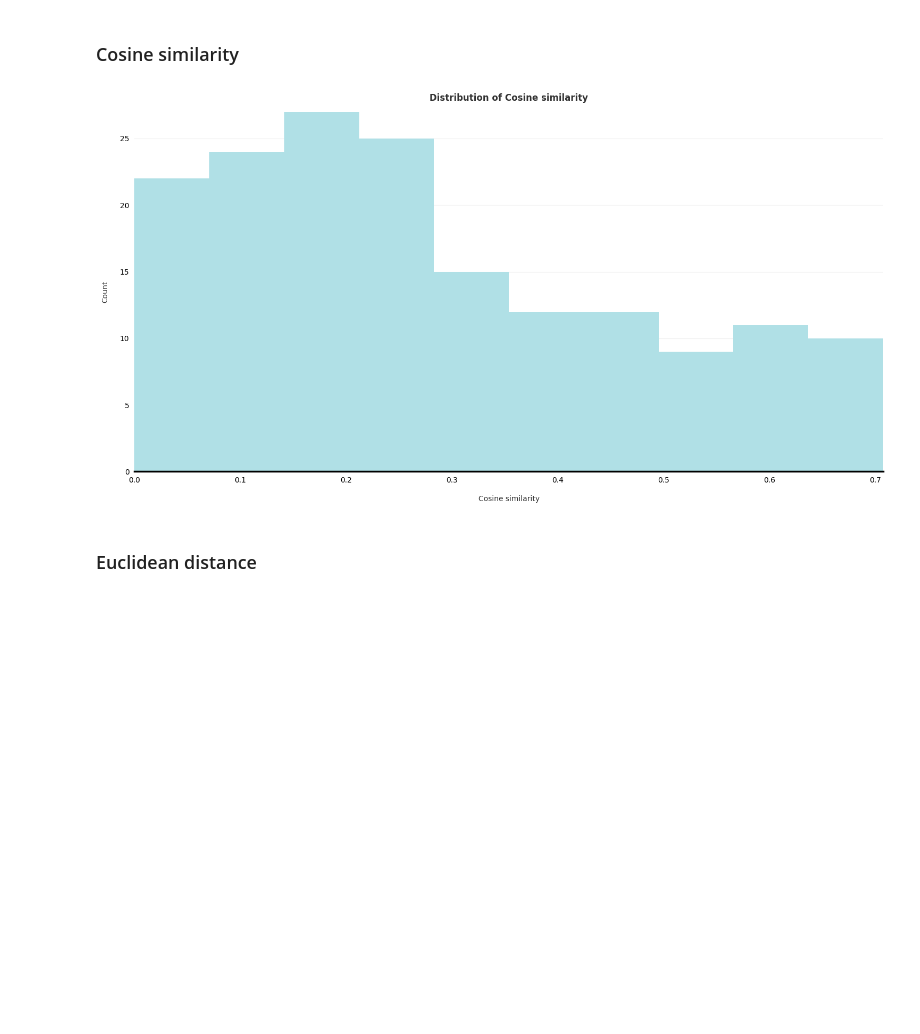
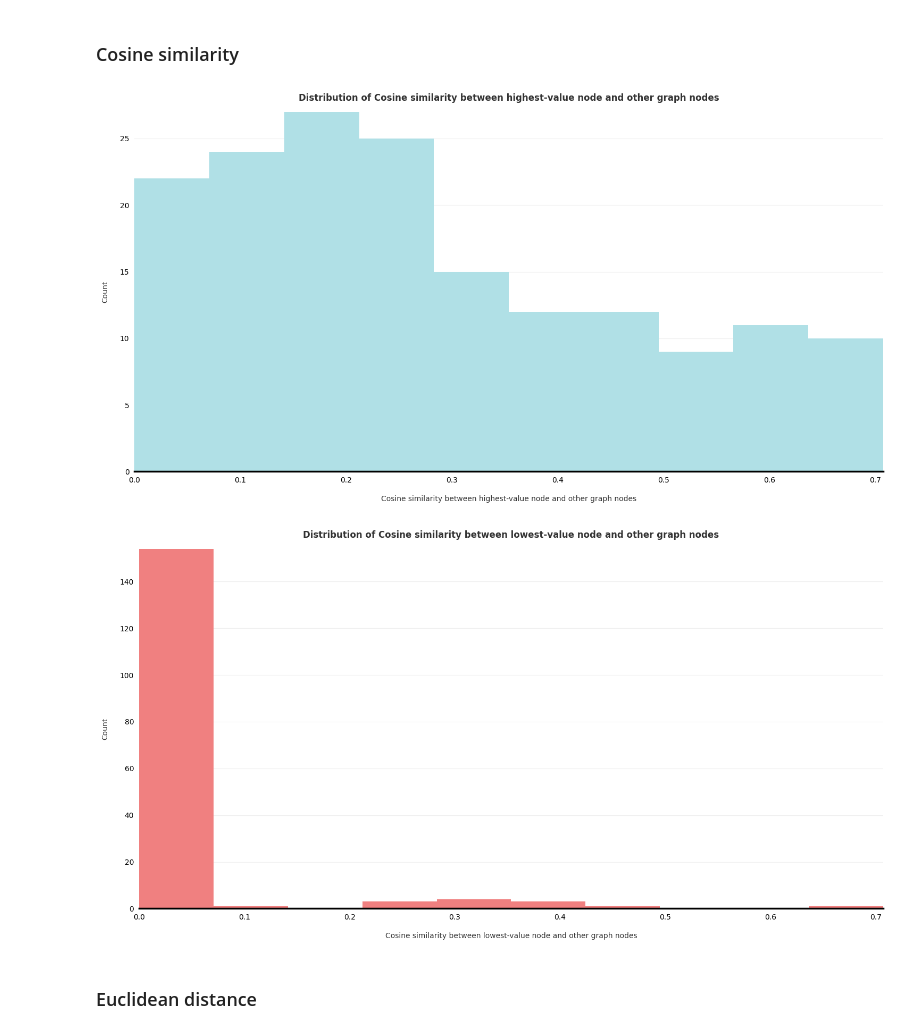
Before and after one commit to Michael-Mbajwa/Complex-Networks, a Jupyter notebook: Assignment4_MichaelMbajwa/Assignment4_Michael_Mbajwa.ipynb, the cells around one changed output. Saved outputs shown, nothing was run; the diff lists cells and outputs as text; code cells hidden in the pictures; blank space fills up the shorter version.

```diff
--- a/Assignment4_MichaelMbajwa/Assignment4_Michael_Mbajwa.ipynb
+++ b/Assignment4_MichaelMbajwa/Assignment4_Michael_Mbajwa.ipynb
@@ -177,10 +177,12 @@ def plot_distribution(values, id, col):
     return
 # %%
 # Node with the maximum betweenness closeness
-node_i = max_BC[1]
+node_i_max = max_BC[1]
+node_i_min = min_BC[1]
 
 # Combination of the above node with the rest of the nodes in the Facebook Network
-node_pairs = [(node_i, j) for j in list(graphFacebook.nodes) if node_i != j]
+node_pairs_max = [(node_i_max, j) for j in list(graphFacebook.nodes) if node_i_max != j]
+node_pairs_min = [(node_i_min, j) for j in list(graphFacebook.nodes) if node_i_min != j]
 # %% [markdown]
 ### Jaccard coefficient
 # %%
@@ -225,12 +234,19 @@ def cosine_similarity(node_pairs):
         yield node_i, node_j, cos_sim
 # %%
 # Calculate cosine similarity
-cosine_sim = cosine_similarity(node_pairs=node_pairs)
+cosine_sim_max = cosine_similarity(node_pairs=node_pairs_max)
+cosine_sim_min = cosine_similarity(node_pairs=node_pairs_min)
 
 # Plot distribution of cosine similarity
-plot_distribution([c for _,_,c in cosine_sim], 'Cosine similarity', 'powderblue')
+plot_distribution([c for _,_,c in cosine_sim_max]
+                  , 'Cosine similarity between highest-value node and other graph nodes'
+                  , 'powderblue')
+plot_distribution([c for _,_,c in cosine_sim_min]
+                  , 'Cosine similarity between lowest-value node and other graph nodes'
+                  , 'lightcoral')
 # %% [output]
-[figure, old version]
+[figure, new version]
+[figure, added]
 # %% [markdown]
 ### Euclidean distance
 # %%
```
Also changed, not shown: parts of 3 cells of this notebook, 3 other files.
